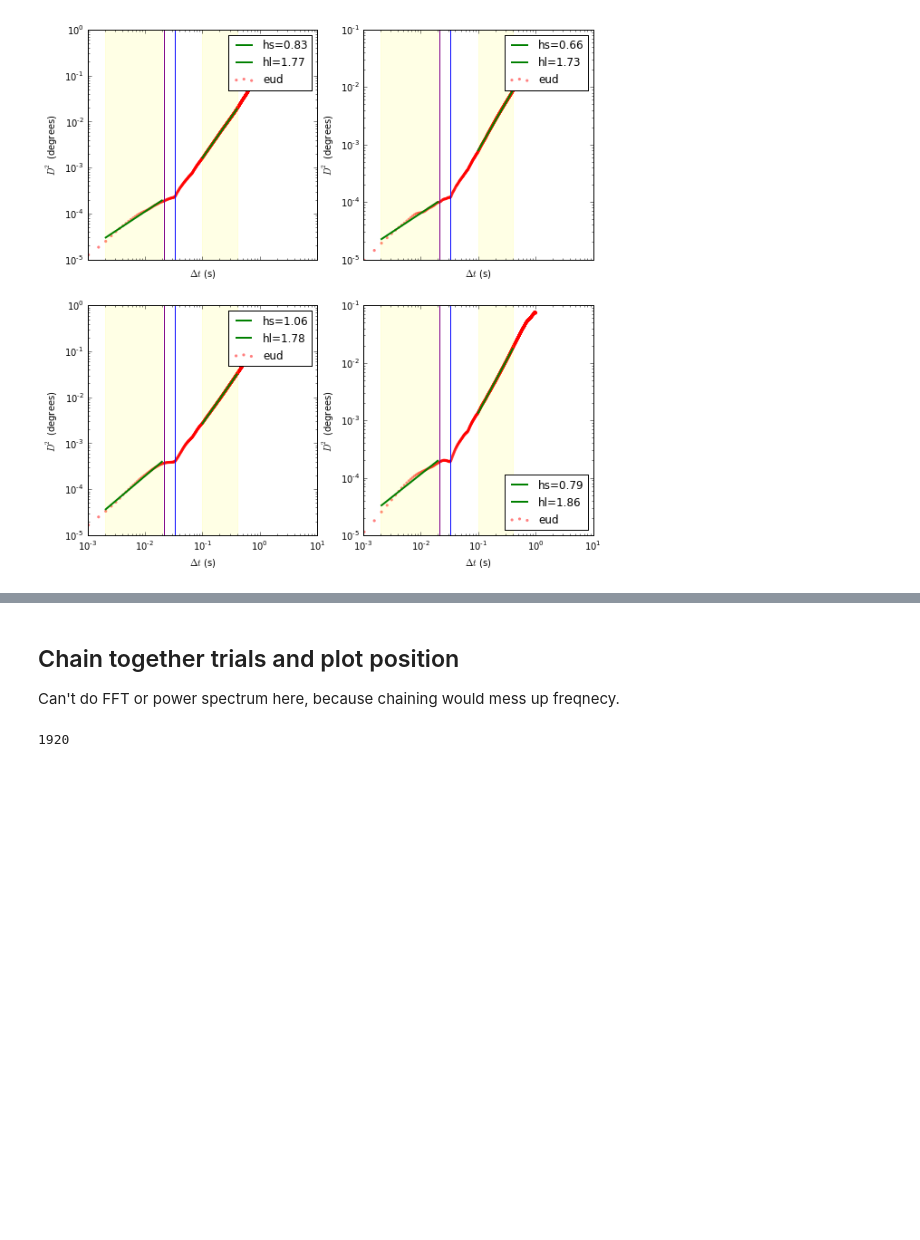
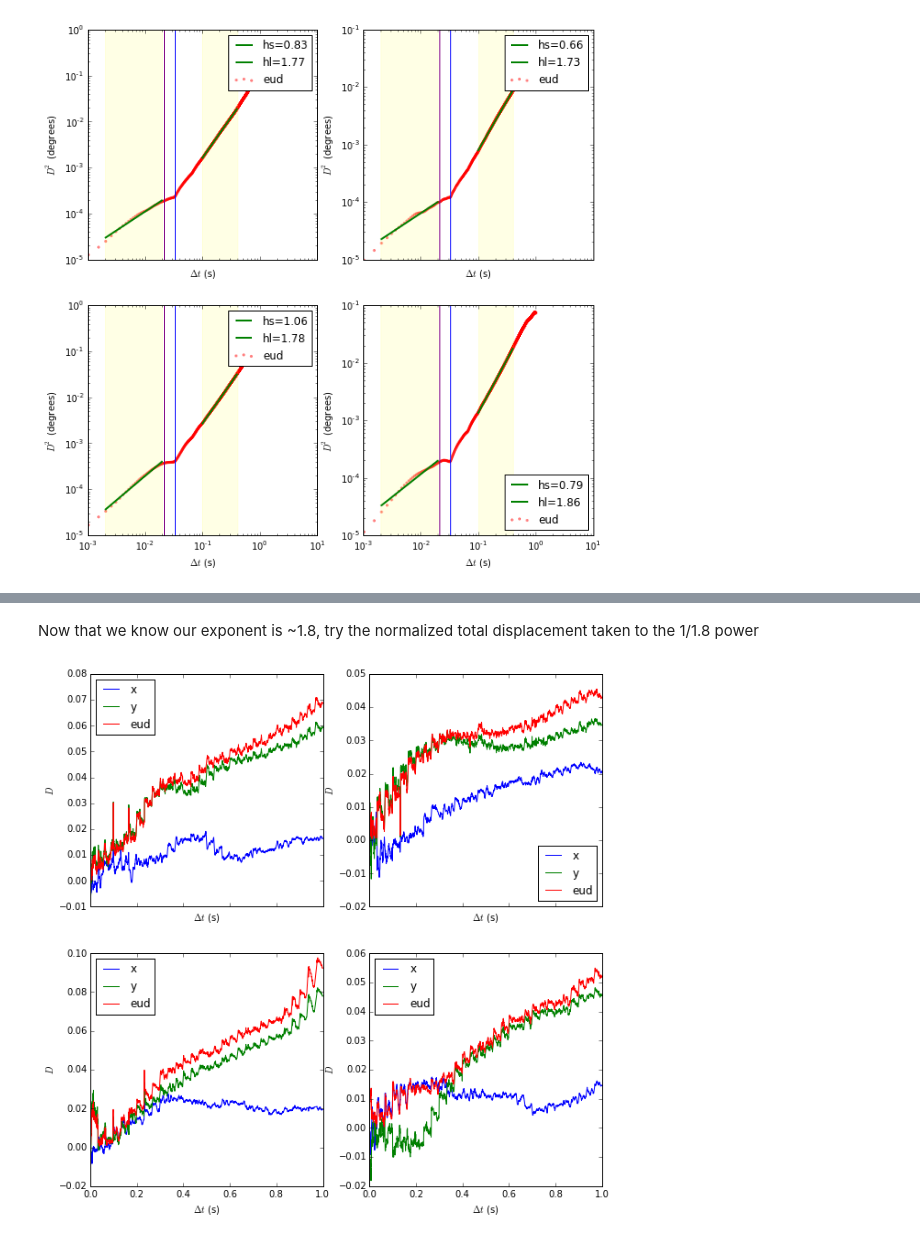
Before and after one commit to vdutell/eyemovement, a Jupyter notebook: Eye Movement Modeling.ipynb, the cells around one changed output, grey strips where cells are left out. Saved outputs shown, nothing was run; the diff lists cells and outputs as text; code cells hidden in the pictures; blank space fills up the shorter version.

```diff
--- a/Eye Movement Modeling.ipynb
+++ b/Eye Movement Modeling.ipynb
@@ -1617,7 +1844,36 @@ So, in reproducing E&K for the LONG lag time, we find H, the scaling exponent fo
-# %% [markdown]
-## Chain together trials and plot position
-Can't do FFT or power spectrum here, because chaining would mess up freqnecy.
-# %%
-len(eudist)
-# %% [output]
-1920
+# %% [markdown]
+Now that we know our exponent is ~1.8, try the normalized total displacement taken to the 1/1.8 power
+# %%
+fig, ax = plt.subplots(nrow, ncol, figsize=(10,10), sharex = True )
+
+##calc number of rows for ncols
+ncol = 2
+nrow = int(math.ceil(len(trialsf) / ncol))
+
+for i, pl in enumerate(ax.flatten()):
+
+    trial = trialsf[i]
+
+    ##our values for trial.x are already relative to t=0.
+    ##make first 2 values 1 so we don't divide by zero
+    ranger = np.sqrt(np.array([1]+range(1,len(trial.time))))
+    xdn = trial.x/ranger
+    ydn = trial.y/ranger
+    eudn = ((trial.x**2 + trial.y**2)**(1/1.8))/ranger
+
+    pl.plot(trial.time, xdn, label= 'x')
+    pl.plot(trial.time, ydn, label= 'y')
+    pl.plot(trial.time, eudn, label= 'eud')
+
+    #pl.set_xscale('log')
+    #pl.set_yscale('log')
+
+    pl.set_xlabel('$\Delta t$ (s)')
+    pl.set_ylabel('$D$')
+
+    pl.legend(loc = 0)
+
+#fig.subplots_adjust(hspace=0)
+#plt.setp([a.get_xticklabels() for a in fig.axes[:-2]], visible=False)
+# %% [output]
+[figure, added]
```
Also changed, not shown: parts of 17 cells of this notebook, 2 other files.
